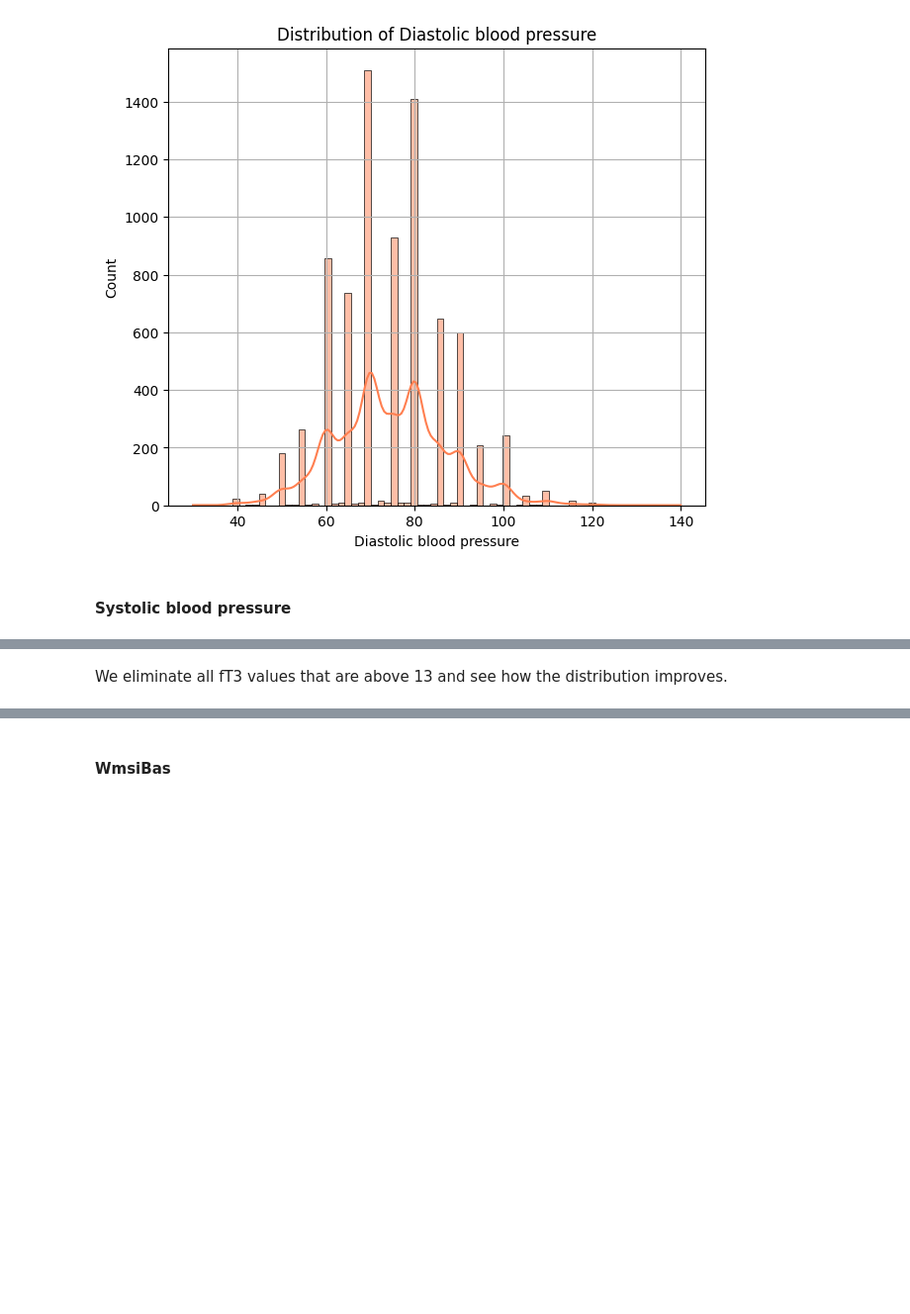
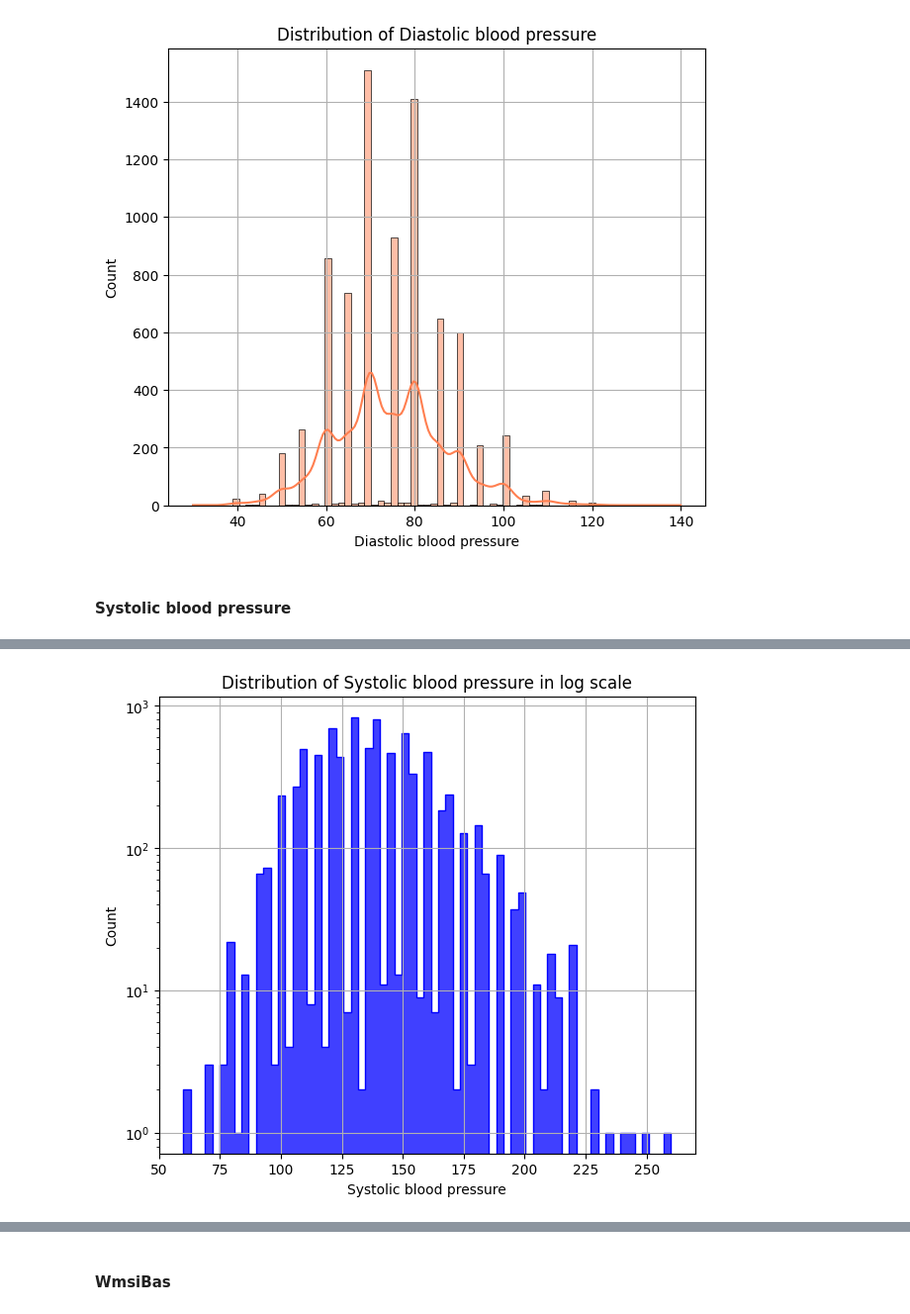
Before and after one commit to davide-marchi/clinical-data-encoding, a Jupyter notebook: Cleaning_Data.ipynb, the cells around one changed output, grey strips where cells are left out. Shown at 99% size. Drawn from its saved outputs; the diff is of its cells as text; code cells hidden in the pictures; blank space fills up the shorter version.

```diff
--- a/Cleaning_Data.ipynb
+++ b/Cleaning_Data.ipynb
@@ -855,15 +859,13 @@ boxplot_func(columns_of_interest="Glycemia",
 # %%
 sea_histogram(dataframe_to_plot=chl_dataset,
-              column_of_interest="fT4",
-              xlabel="fT4",
+              column_of_interest="Systolic blood pressure",
+              xlabel="Systolic blood pressure",
               ylabel="Count",
-              title="Distribution of fT4 in log scale",
-              vline=True,
-              n_vline=40,
+              title="Distribution of Systolic blood pressure in log scale",
               show_grid=True,
               element="step",
               ylog=True,
-              figsize=(6,6)
+              figsize=(7,6)
               )
+# %% [output]
+[figure, added]
-# %% [markdown]
-We eliminate all fT3 values that are above 13 and see how the distribution improves.
```
Also changed, not shown: parts of 28 cells of this notebook.
